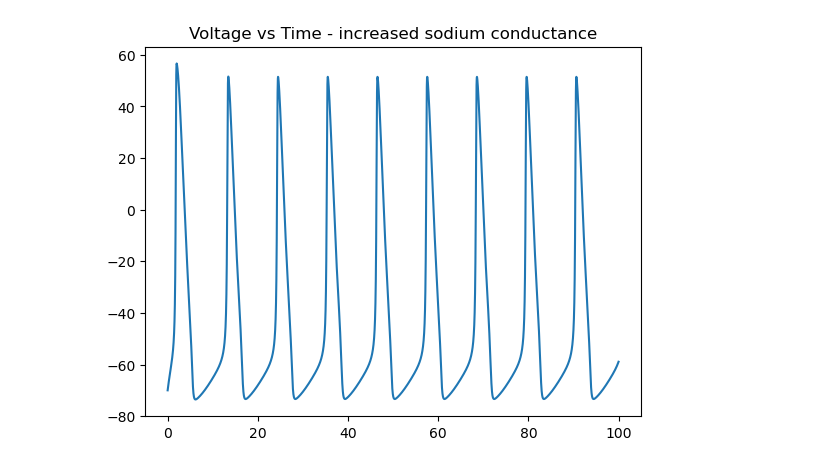
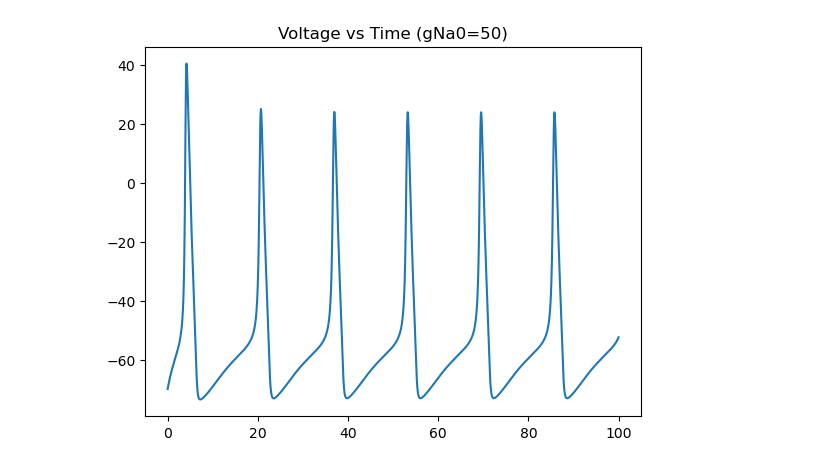
Before and after one commit to brittahn/CASMA665, a Jupyter notebook: Homeworks/AhnB_HW2-HH_CASMA665_F2024.ipynb, the cells around one changed output. Drawn from its saved outputs; the diff is of its cells as text; code cells hidden in the pictures.

```diff
--- a/Homeworks/AhnB_HW2-HH_CASMA665_F2024.ipynb
+++ b/Homeworks/AhnB_HW2-HH_CASMA665_F2024.ipynb
@@ -479,99 +459,22 @@ ___
 
 2. Provide a “simulation” explanation and a “physical” explanation.
 # %%
-# Define a function which computes the firing rate using HH model.
+# Call HH_firingrate(I0,T0,gK0_i,gNa0_i) function
+# Increase gNa0 from 50 to 120.
 
-"""
-Define a function HH for the Hodgkin-Huxley equations.
+frate_gNa0_50,t_gNa0_50,V_gNa0_50 = HH_firingrate(5,100,15,50)
 
-Args:
-I0 -- input current
-T0 -- duration of simulation, to be converted to milliseconds by time step dt
+print("Firing rate: ", frate_i, " (gNa0=120) (initial values)")
+print("Firing rate: ", frate_gNa0_50, " (gNa0=50) (initial values)")
 
-Returns:
-firing_rate --- firing rate (spikes per second)
-"""
-# Define an array called HH which takes arguments I0
-def HH_firingrate(I0, T0):
-
-    # Define biological constants
-    gNa0 = 175   # sodium conductance [mS/cm^2]                            # INCREASE SODIUM MAX CONDUCTANCE TO 175
-    ENa  = 125;  # equilibrium or Nernst potential for sodium [mV]
-    gK0  = 15;   # potassium conductance [mS/cm^2]
-    EK   = -12;  # equilibrium or Nernst potential for potassium [mV]
-    gL0  = 0.3;  # leak conductance [mS/cm^2]
-    EL   = 10.6; # equilibrium or Nernst potential for leak [mV]
-
-    # Define a maximum duration of the simulation in milliseconds
-    dt = 0.01;   # time step
-    T  = int(np.ceil(T0/dt))  # [ms]
-
-    # Initialize an array of times, voltages, activation/inactivation variables (m, h, n)
-    t = np.arange(0,T)*dt
-    V = np.zeros([T,1])
-    m = np.zeros([T,1])
-    h = np.zeros([T,1])
-    n = np.zeros([T,1])
-
-    # Define initial values for voltages, activation/inactivation variables (m, h, n)
-    V[0]=-70.0
-    m[0]=0.05
-    h[0]=0.54
-    n[0]=0.34
-
-    # Apply a numerical method (forward Euler) to compute the next value in the arrays for:
-    for i in range(0,T-1):
-
-        # Voltage
-        V[i+1] = V[i] + dt*(gNa0*m[i]**3*h[i]*(ENa-(V[i]+65)) + gK0*n[i]**4*(EK-(V[i]+65)) + gL0*(EL-(V[i]+65)) + I0);
-
-        # Sodium activation
-        m[i+1] = m[i] + dt*(alphaM(V[i])*(1-m[i]) - betaM(V[i])*m[i]);
-
-        # Sodium inactivation
-        h[i+1] = h[i] + dt*(alphaH(V[i])*(1-h[i]) - betaH(V[i])*h[i]);
-
-        # Potassium activation
-        n[i+1] = n[i] + dt*(alphaN(V[i])*(1-n[i]) - betaN(V[i])*n[i]);
-
-    # Create voltage array (list of voltages)
-    voltages=[]
-    for i in range(V.size):
-        voltages.append(V[i][0])
-
-    # Compute firing rate
-    spike_count = find_peaks(voltages)[0].size
-    firing_rate = spike_count/.1
-
-    return firing_rate,t,V
-
-# Call function
-firing_rate,t,V = HH_firingrate(10,100)
-
-print(firing_rate)
+# Plot voltage vs time
 plt.figure()
-plt.title("Voltage vs Time - increased sodium conductance")
-plt.plot(t,V)
+plt.title("Voltage vs Time (gNa0=50)")
+plt.plot(t_gNa0_50,V_gNa0_50)
 plt.show()
 
-
-
-# Graph FI plot for increased sodium conductance
-# Initialize arrays of currents, firing rates
-arr_I = []
-arr_rates = []
-T0=100
-
-for i in range(0,100):  # 0 to 99
-    arr_I.append(i*1)
-
-# Recursively call the HH_firingrate(I0,T0) function.
-for i in arr_I:
-    arr_rates.append(HH_firingrate(i,T0)[0])
-    # print(arr_rates)
-
 plt.figure()
-plt.title("FI plot - increased sodium conductance")
-plt.plot(arr_I, arr_rates)
+plt.title("Voltage vs Time (gNa0=120)")
+plt.plot(t_i,V_i)
 plt.show()
 # %% [output]
@@ -579 +483 @@ plt.show()
-[figure, old version]
+[figure, new version]
```
Also changed, not shown: parts of 21 cells of this notebook.
